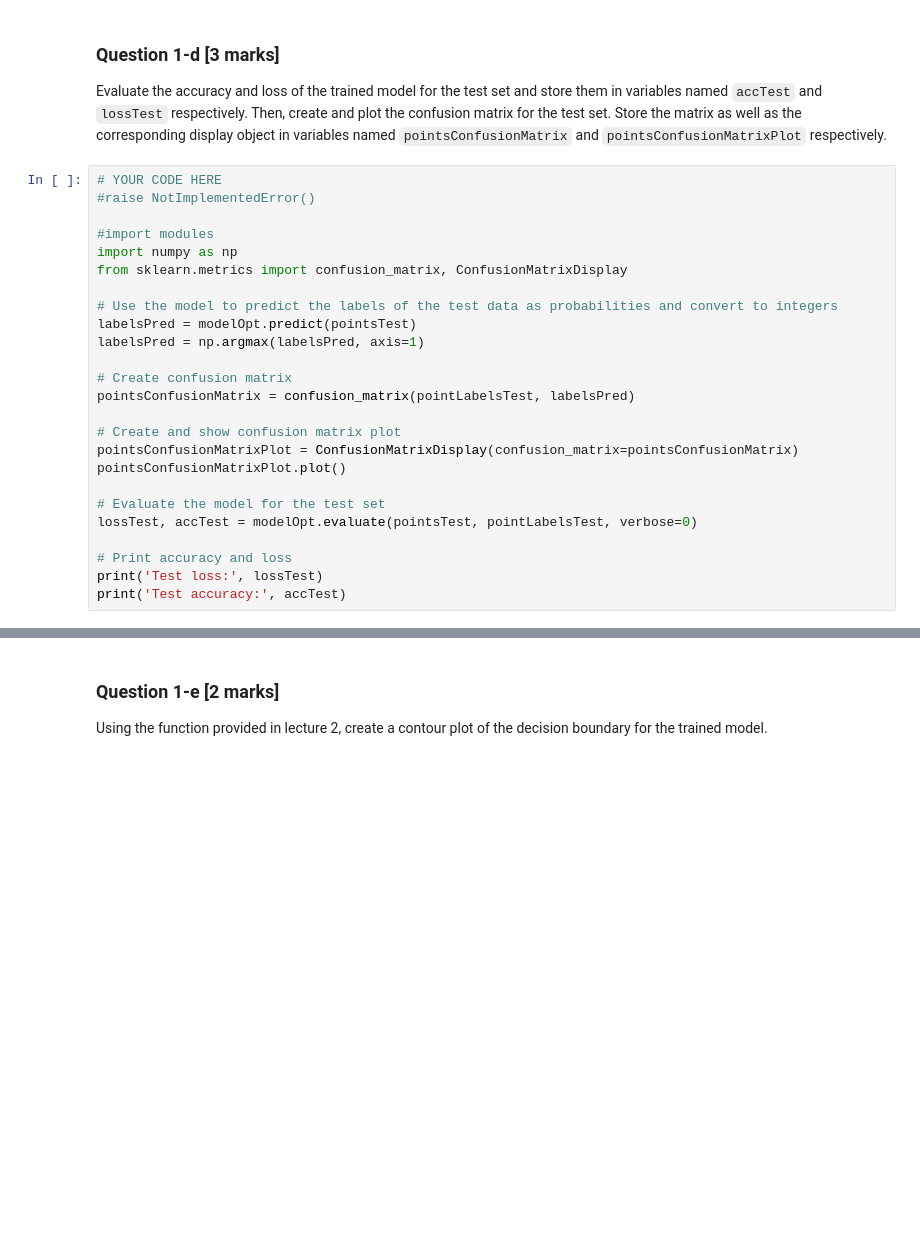
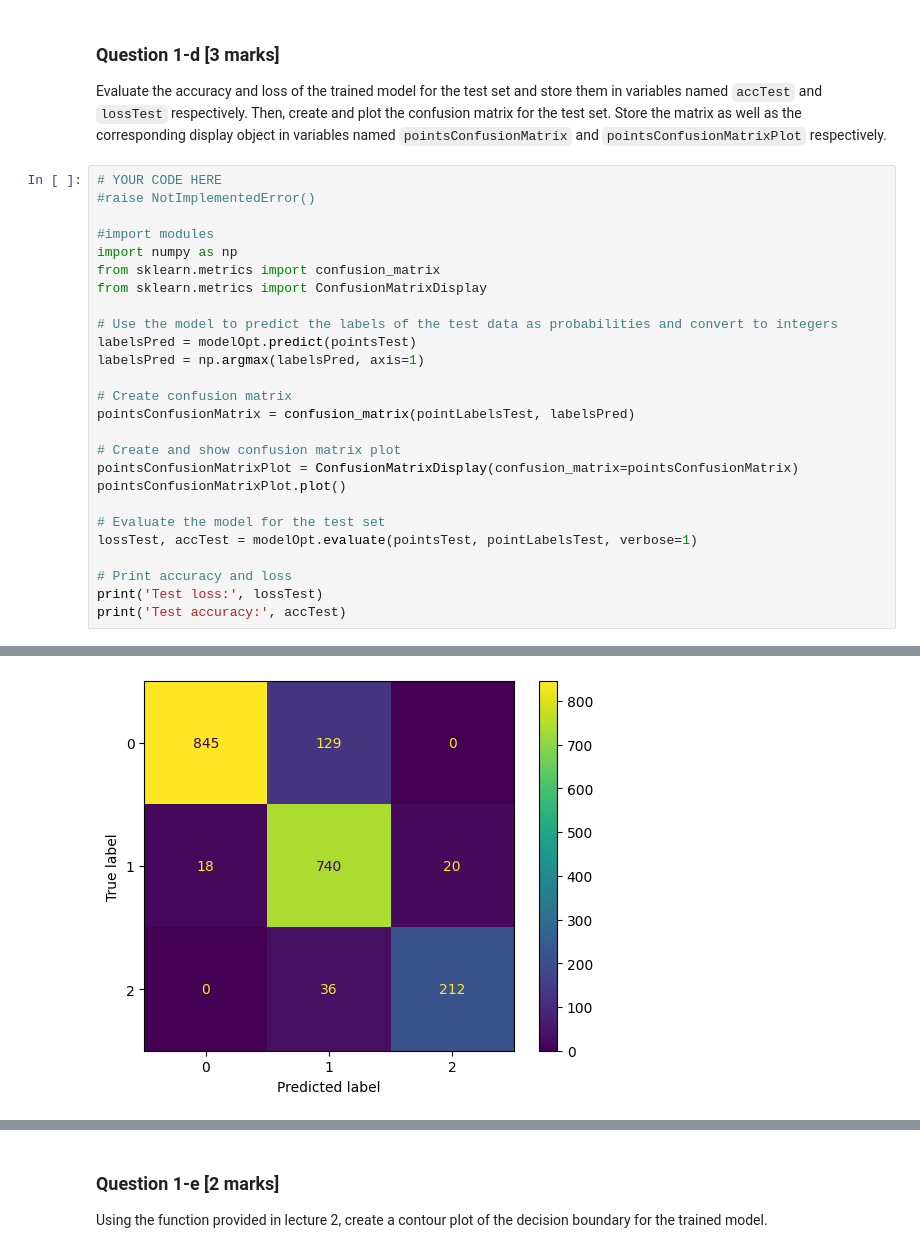
Before and after one commit to zhanruix07/industry-4.0, a Jupyter notebook: ENG2006_Coursework_3_2023.ipynb, the cells around one changed output, grey strips where cells are left out. Saved outputs shown, nothing was run; the diff lists cells and outputs as text; blank space fills up the shorter version.

```diff
--- a/ENG2006_Coursework_3_2023.ipynb
+++ b/ENG2006_Coursework_3_2023.ipynb
@@ -166,7 +178,8 @@ Evaluate the accuracy and loss of the trained model for the test set and store t
 
 #import modules
 import numpy as np
-from sklearn.metrics import confusion_matrix, ConfusionMatrixDisplay
+from sklearn.metrics import confusion_matrix
+from sklearn.metrics import ConfusionMatrixDisplay
 
 # Use the model to predict the labels of the test data as probabilities and convert to integers
 labelsPred = modelOpt.predict(pointsTest)
@@ -180,8 +193,9 @@ pointsConfusionMatrixPlot = ConfusionMatrixDisplay(confusion_matrix=pointsConfus
 pointsConfusionMatrixPlot.plot()
 
 # Evaluate the model for the test set
-lossTest, accTest = modelOpt.evaluate(pointsTest, pointLabelsTest, verbose=0)
+lossTest, accTest = modelOpt.evaluate(pointsTest, pointLabelsTest, verbose=1)
 
 # Print accuracy and loss
 print('Test loss:', lossTest)
 print('Test accuracy:', accTest)
+# %% [output]
@@ -188,3 +205,4 @@ print('Test accuracy:', accTest)
+[figure, added]
 # %%
 #Run this cell to test your answer for Question 1-d
 from tests import question1d
```
Also changed, not shown: parts of 17 cells of this notebook.
